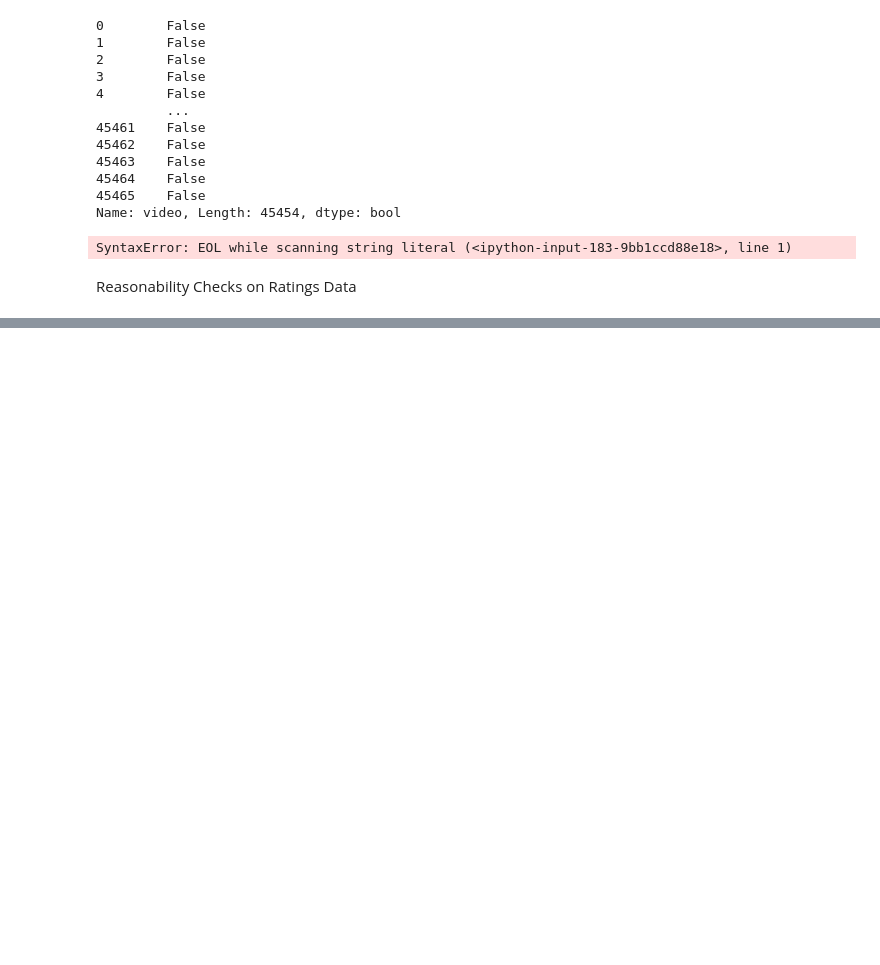
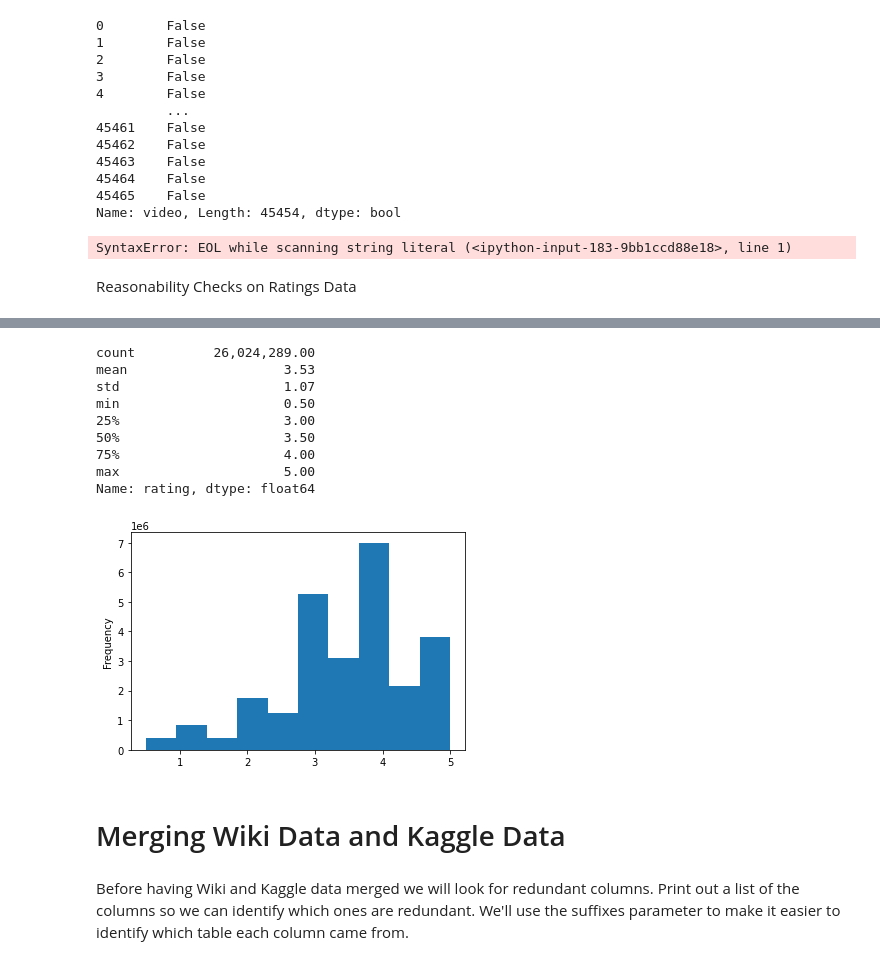
Before and after one commit to Bayan-daux/Movies_ETL, a Jupyter notebook: ModuleWork.ipynb, the cells around one changed output, grey strips where cells are left out. Drawn from its saved outputs; the diff is of its cells as text; code cells hidden in the pictures; blank space fills up the shorter version.

Commit message:
Merge Wikipedia and Kaggle Metadata

```diff
--- a/ModuleWork.ipynb
+++ b/ModuleWork.ipynb
@@ -811,0 +843,22 @@ Reasonability Checks on Ratings Data
+# %%
+ratings['timestamp'] = pd.to_datetime(ratings['timestamp'], unit='s')
+# %%
+pd.options.display.float_format = '{:20,.2f}'.format
+ratings['rating'].plot(kind='hist')
+ratings['rating'].describe()
+# %% [output]
+count          26,024,289.00
+mean                    3.53
+std                     1.07
+min                     0.50
+25%                     3.00
+50%                     3.50
+75%                     4.00
+max                     5.00
+Name: rating, dtype: float64
+[figure, added]
+# %% [markdown]
+# Merging Wiki Data and Kaggle Data
+# %% [markdown]
+Before having Wiki and Kaggle data merged we will look for redundant columns.
+Print out a list of the columns so we can identify which ones are redundant. We'll use the suffixes parameter to make it easier to identify which table each column came from.
```
Also changed, not shown: parts of 49 cells of this notebook.
